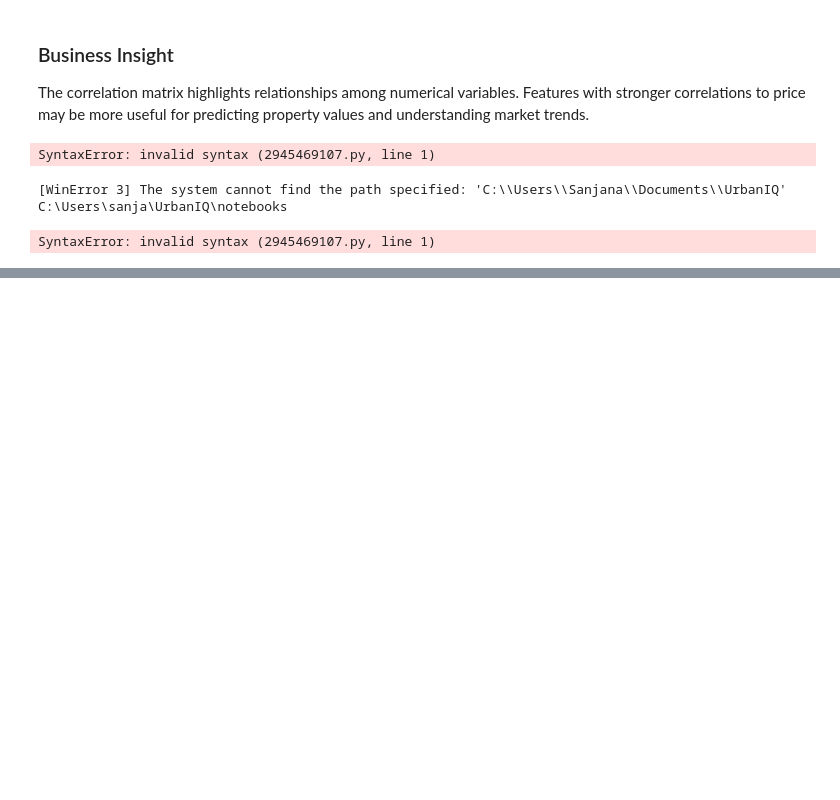
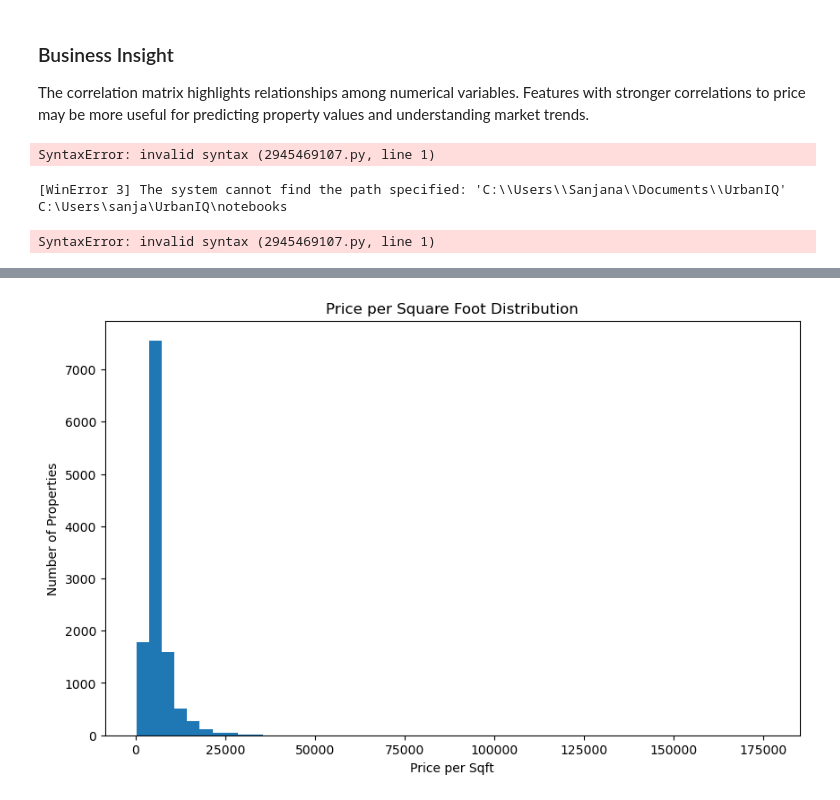
Before and after one commit to sanjureddy17/UrbanIQ, a Jupyter notebook: notebooks/02_Data_Exploration.ipynb, the cells around one changed output, grey strips where cells are left out. Drawn from its saved outputs; the diff is of its cells as text; code cells hidden in the pictures; blank space fills up the shorter version.

```diff
--- a/notebooks/02_Data_Exploration.ipynb
+++ b/notebooks/02_Data_Exploration.ipynb
@@ -1055,0 +1106,14 @@ SyntaxError: invalid syntax (2945469107.py, line 1)
+# %%
+plt.figure(figsize=(10,6))
+
+plt.hist(df["price_per_sqft"], bins=50)
+
+plt.title("Price per Square Foot Distribution")
+plt.xlabel("Price per Sqft")
+plt.ylabel("Number of Properties")
+
+plt.savefig("../images/price_per_sqft_distribution.png", dpi=300, bbox_inches="tight")
+
+plt.show()
+# %% [output]
+[figure, added]
```
Also changed, not shown: parts of 16 cells of this notebook, 8 other files.
